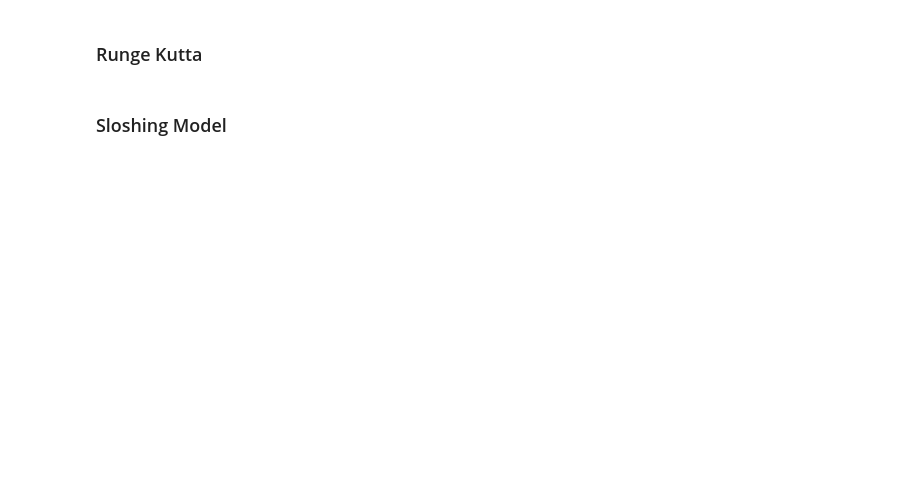
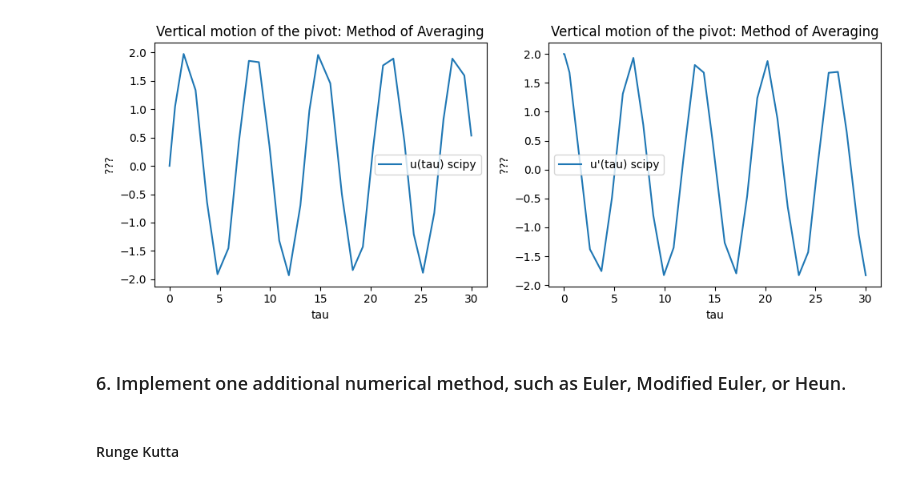
Before and after one commit to unalmedmathnum/Correa-Garcia-Lizcano-Velez, a Jupyter notebook: Tarea 3/main.ipynb, the cells around one changed output. Cells and saved outputs as stored; diff of their text form; code cells hidden in the pictures; blank space fills up the shorter version.

```diff
--- a/Tarea 3/main.ipynb
+++ b/Tarea 3/main.ipynb
@@ -4,0 +171,2 @@ import scipy.integrate
+# %%
+tau, y1, y2 = solve_numerically(1, summary=True)
@@ -4,0 +183,35 @@ import scipy.integrate
+# %%
+def graph_results(tau, y1, y2):
+    """
+    Plots the numerical solution of sloshing model, displaying the function and its derivative.
+
+    Args:
+        tau (numpy.ndarray): tau values of the numerical solution.
+        y1 (numpy.ndarray): y1 values (solution of the function).
+        y2 (numpy.ndarray): y2 values (derivative of the function).
+
+    Returns:
+        None: Displays the plots but does not return any values.
+    """
+
+    # Create two subplots in a single row to visualize the function and its derivative
+    fig, axes = plt.subplots(1, 2, figsize=(10, 4))
+
+    # First subplot: Graph of y1 (function u(tau))
+    axes[0].plot(tau, y1, label="u(tau) scipy")
+    axes[0].set_xlabel("tau")
+    axes[0].set_ylabel("???")
+    axes[0].set_title("Vertical motion of the pivot: Method of Averaging")
+    axes[0].legend()
+
+    # First subplot: Graph of y1 (function u(tau))
+    axes[1].plot(tau, y2, label="u'(tau) scipy")
+    axes[1].set_xlabel("tau")
+    axes[1].set_ylabel("???")
+    axes[1].set_title("Vertical motion of the pivot: Method of Averaging")
+    axes[1].legend()
+
+    plt.tight_layout() # Adjust subplot layout to prevent overlapping labels
+
+    # Display the plots
+    plt.show()
@@ -5,3 +222,9 @@ import scipy.integrate
+# %%
+graph_results(*solve_numerically(1))
+# %% [output]
+[figure, added]
+# %% [markdown]
+### 6. Implement one additional numerical method, such as Euler, Modified Euler, or Heun.
 # %% [markdown]
-### Runge Kutta
+#### Runge Kutta
 # %%
@@ -58,4 +282,2 @@ def rungeKuttaSolver(system, initial_conditions, t0, t_max, dt):
 
     return t, y
-# %% [markdown]
-### Sloshing Model
```
Also changed, not shown: parts of 22 cells of this notebook.
